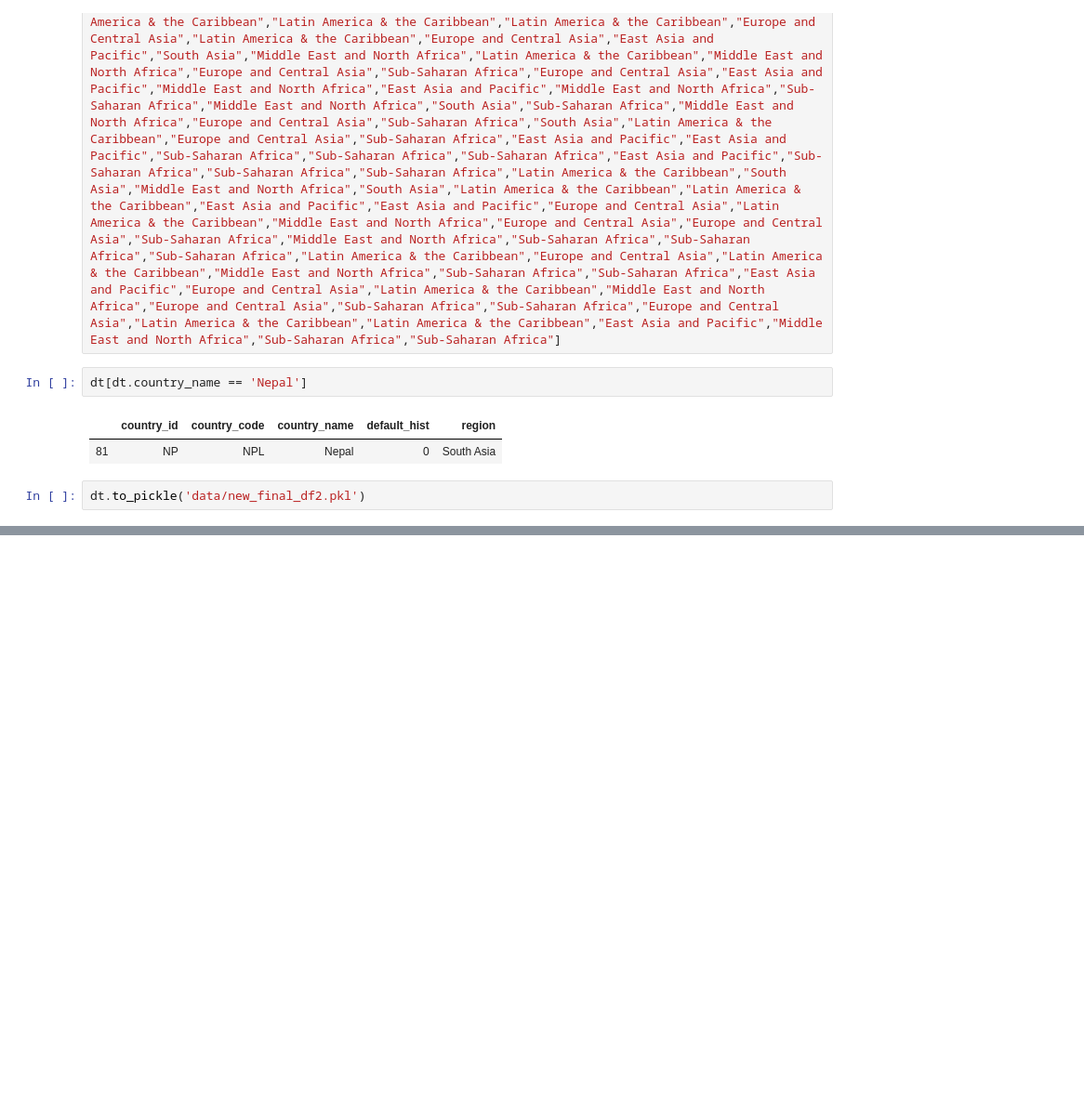
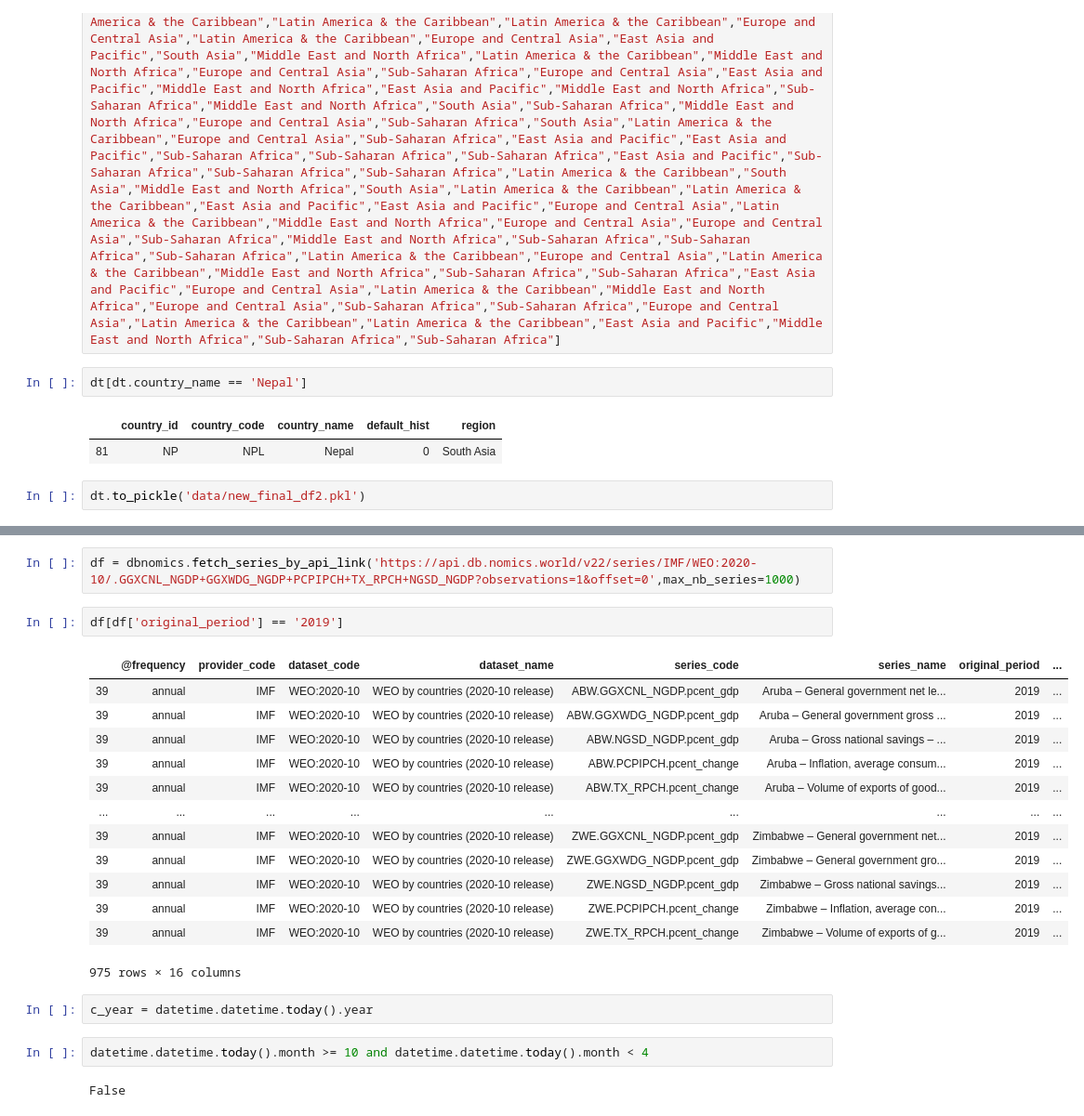
Before and after one commit to jayeshmanani/iima, a Jupyter notebook: Notebooks/final_code_variable_1_yr.ipynb, the cells around one changed output, grey strips where cells are left out. Shown at 93% size. Cells and saved outputs as stored; diff of their text form; blank space fills up the shorter version.

```diff
--- a/Notebooks/final_code_variable_1_yr.ipynb
+++ b/Notebooks/final_code_variable_1_yr.ipynb
@@ -505,0 +566,24 @@ dt.to_pickle('data/new_final_df2.pkl')
+# %%
+df = dbnomics.fetch_series_by_api_link('https://api.db.nomics.world/v22/series/IMF/WEO:2020-10/.GGXCNL_NGDP+GGXWDG_NGDP+PCPIPCH+TX_RPCH+NGSD_NGDP?observations=1&offset=0',max_nb_series=1000)
+# %%
+df[df['original_period'] == '2019']
+# %% [output]
+|  | @frequency | provider_code | dataset_code | dataset_name | series_code | series_name | original_period | ... |
+| 39 | annual | IMF | WEO:2020-10 | WEO by countries (2020-10 release) | ABW.GGXCNL_NGDP.pcent_gdp | Aruba – General government net le... | 2019 | ... |
+| 39 | annual | IMF | WEO:2020-10 | WEO by countries (2020-10 release) | ABW.GGXWDG_NGDP.pcent_gdp | Aruba – General government gross ... | 2019 | ... |
+| 39 | annual | IMF | WEO:2020-10 | WEO by countries (2020-10 release) | ABW.NGSD_NGDP.pcent_gdp | Aruba – Gross national savings – ... | 2019 | ... |
+| 39 | annual | IMF | WEO:2020-10 | WEO by countries (2020-10 release) | ABW.PCPIPCH.pcent_change | Aruba – Inflation, average consum... | 2019 | ... |
+| 39 | annual | IMF | WEO:2020-10 | WEO by countries (2020-10 release) | ABW.TX_RPCH.pcent_change | Aruba – Volume of exports of good... | 2019 | ... |
+| ... | ... | ... | ... | ... | ... | ... | ... | ... |
+| 39 | annual | IMF | WEO:2020-10 | WEO by countries (2020-10 release) | ZWE.GGXCNL_NGDP.pcent_gdp | Zimbabwe – General government net... | 2019 | ... |
+| 39 | annual | IMF | WEO:2020-10 | WEO by countries (2020-10 release) | ZWE.GGXWDG_NGDP.pcent_gdp | Zimbabwe – General government gro... | 2019 | ... |
+| 39 | annual | IMF | WEO:2020-10 | WEO by countries (2020-10 release) | ZWE.NGSD_NGDP.pcent_gdp | Zimbabwe – Gross national savings... | 2019 | ... |
+| 39 | annual | IMF | WEO:2020-10 | WEO by countries (2020-10 release) | ZWE.PCPIPCH.pcent_change | Zimbabwe – Inflation, average con... | 2019 | ... |
+| 39 | annual | IMF | WEO:2020-10 | WEO by countries (2020-10 release) | ZWE.TX_RPCH.pcent_change | Zimbabwe – Volume of exports of g... | 2019 | ... |
+975 rows × 16 columns
+# %%
+c_year = datetime.datetime.today().year
+# %%
+datetime.datetime.today().month >= 10 and datetime.datetime.today().month < 4
+# %% [output]
+False
```
Also changed, not shown: parts of 17 cells of this notebook, 10 other files.
